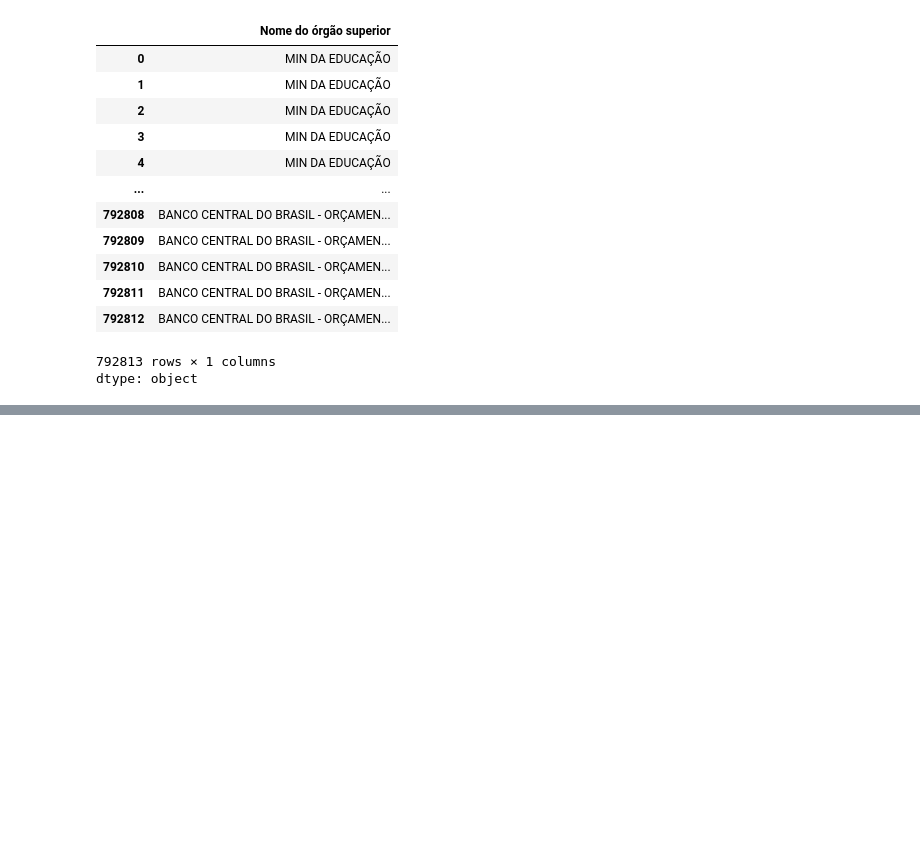
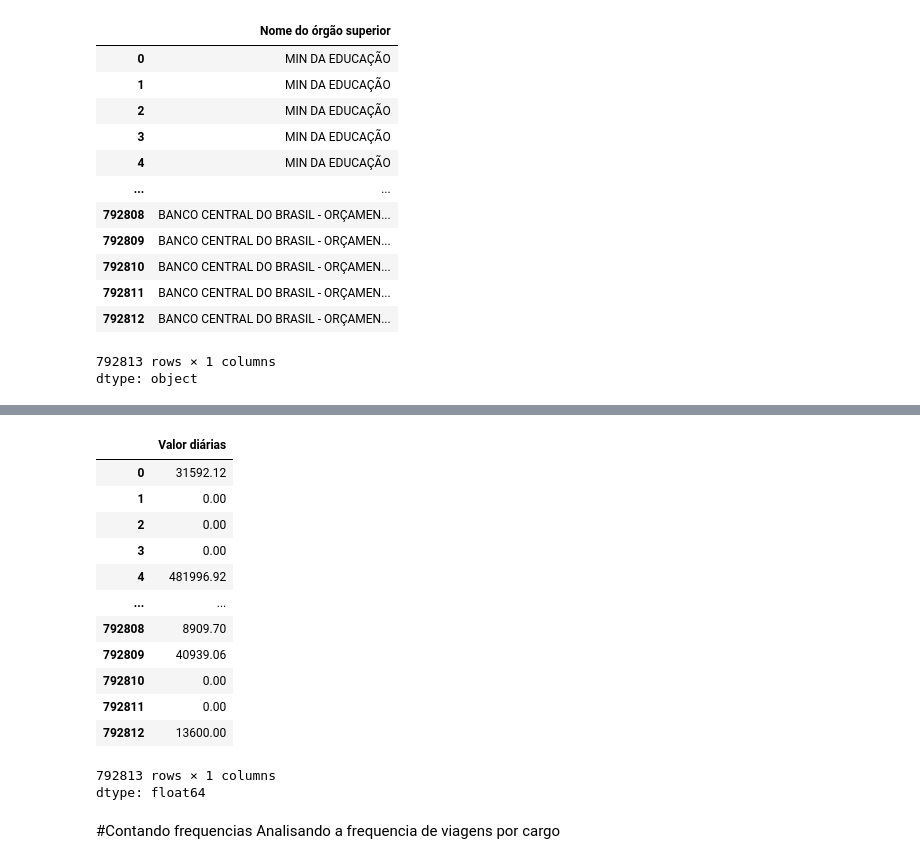
Before and after one commit to Murilo11/Analise-de-Dados-Portal-de-Transparencia, a Jupyter notebook: Analise_De_Dados_do_Portal_da_Transparencia.ipynb, the cells around one changed output, grey strips where cells are left out. Saved outputs shown, nothing was run; the diff lists cells and outputs as text; code cells hidden in the pictures; blank space fills up the shorter version.

```diff
--- a/Analise_De_Dados_do_Portal_da_Transparencia.ipynb
+++ b/Analise_De_Dados_do_Portal_da_Transparencia.ipynb
@@ -97,0 +180,20 @@ dtype: object
+# %%
+df_viagens['Valor diárias'] + df_viagens['Valor passagens']
+# %% [output]
+|  | Valor diárias |
+| 0 | 31592.12 |
+| 1 | 0.00 |
+| 2 | 0.00 |
+| 3 | 0.00 |
+| 4 | 481996.92 |
+| ... | ... |
+| 792808 | 8909.70 |
+| 792809 | 40939.06 |
+| 792810 | 0.00 |
+| 792811 | 0.00 |
+| 792812 | 13600.00 |
+792813 rows × 1 columns
+dtype: float64
+# %% [markdown]
+#Contando frequencias
+Analisando a frequencia de viagens por cargo
```
Also changed, not shown: parts of 11 cells of this notebook.
